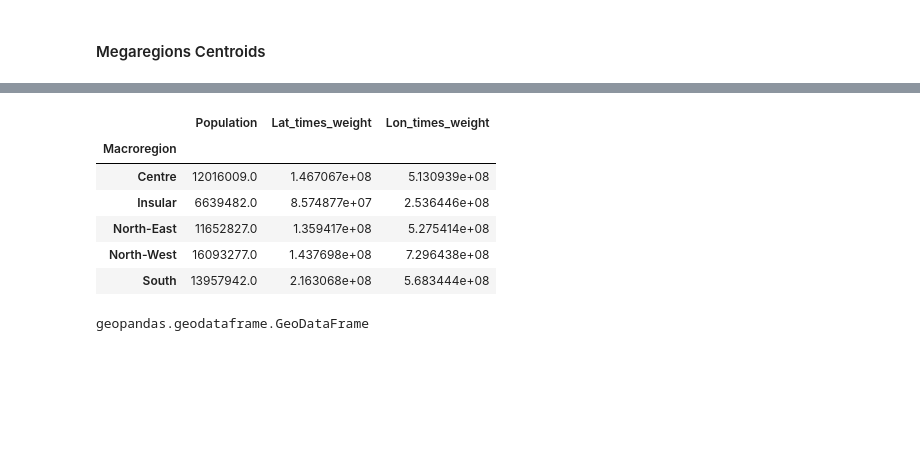
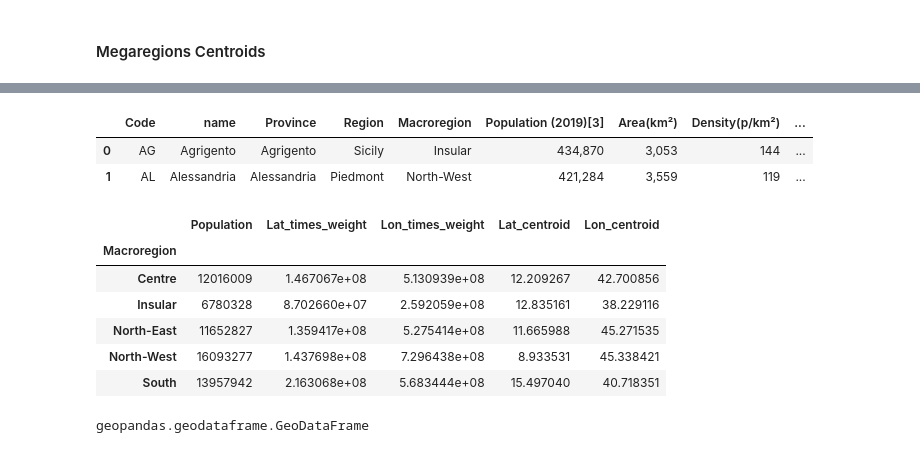
Before and after one commit to gregfeliu/Centroids_of_Italy, a Jupyter notebook: notebooks/2.Mapping_Data.ipynb, the cells around one changed output, grey strips where cells are left out. Drawn from its saved outputs; the diff is of its cells as text; code cells hidden in the pictures; blank space fills up the shorter version.

```diff
--- a/notebooks/2.Mapping_Data.ipynb
+++ b/notebooks/2.Mapping_Data.ipynb
@@ -314,5 +326,5 @@ gplt.polyplot(region_geometries, facecolor='white', edgecolor='grey', ax=ax5)
 # %% [markdown]
 ### Calculating Centroid for Italy
 # %%
-provinces_data_gdf['Country'] = 'Italy'
+provinces_gdf['Country'] = 'Italy'
 # %%
@@ -436,18 +398,24 @@ provinces_data_gdf
+# %%
+provinces_gdf.head(2)
+# %% [output]
+|  | Code | name | Province | Region | Macroregion | Population (2019)[3] | Area(km²) | Density(p/km²) | ... |
+| 0 | AG | Agrigento | Agrigento | Sicily | Insular | 434,870 | 3,053 | 144 | ... |
+| 1 | AL | Alessandria | Alessandria | Piedmont | North-West | 421,284 | 3,559 | 119 | ... |
 # %%
-provinces_data_gdf_macroregion_sum = provinces_data_gdf.groupby('Macroregion')['Population', 'Lat_times_weight', 'Lon_times_weight'].sum()
+provinces_gdf_macroregion_sum = provinces_gdf.groupby('Macroregion')['Population', 'Lat_times_weight', 'Lon_times_weight'].sum()
 # %%
-provinces_data_gdf_macroregion_sum['Lat_centroid'] = provinces_data_gdf_macroregion_sum['Lat_times_weight'] / \
-                                                provinces_data_gdf_macroregion_sum['Population']
-provinces_data_gdf_macroregion_sum['Lon_centroid'] = provinces_data_gdf_macroregion_sum['Lon_times_weight'] / \
-                                                provinces_data_gdf_macroregion_sum['Population']
+provinces_gdf_macroregion_sum['Lat_centroid'] = provinces_gdf_macroregion_sum['Lat_times_weight'] / \
+                                                provinces_gdf_macroregion_sum['Population']
+provinces_gdf_macroregion_sum['Lon_centroid'] = provinces_gdf_macroregion_sum['Lon_times_weight'] / \
+                                                provinces_gdf_macroregion_sum['Population']
 # %%
-provinces_data_gdf_macroregion_sum.head()
+provinces_gdf_macroregion_sum.head()
 # %% [output]
-|  | Population | Lat_times_weight | Lon_times_weight |
-| Macroregion |  |  |  |
-| Centre | 12016009.0 | 1.467067e+08 | 5.130939e+08 |
-| Insular | 6639482.0 | 8.574877e+07 | 2.536446e+08 |
-| North-East | 11652827.0 | 1.359417e+08 | 5.275414e+08 |
-| North-West | 16093277.0 | 1.437698e+08 | 7.296438e+08 |
-| South | 13957942.0 | 2.163068e+08 | 5.683444e+08 |
+|  | Population | Lat_times_weight | Lon_times_weight | Lat_centroid | Lon_centroid |
+| Macroregion |  |  |  |  |  |
+| Centre | 12016009 | 1.467067e+08 | 5.130939e+08 | 12.209267 | 42.700856 |
+| Insular | 6780328 | 8.702660e+07 | 2.592059e+08 | 12.835161 | 38.229116 |
+| North-East | 11652827 | 1.359417e+08 | 5.275414e+08 | 11.665988 | 45.271535 |
+| North-West | 16093277 | 1.437698e+08 | 7.296438e+08 | 8.933531 | 45.338421 |
+| South | 13957942 | 2.163068e+08 | 5.683444e+08 | 15.497040 | 40.718351 |
 # %%
```
Also changed, not shown: parts of 80 cells of this notebook.
